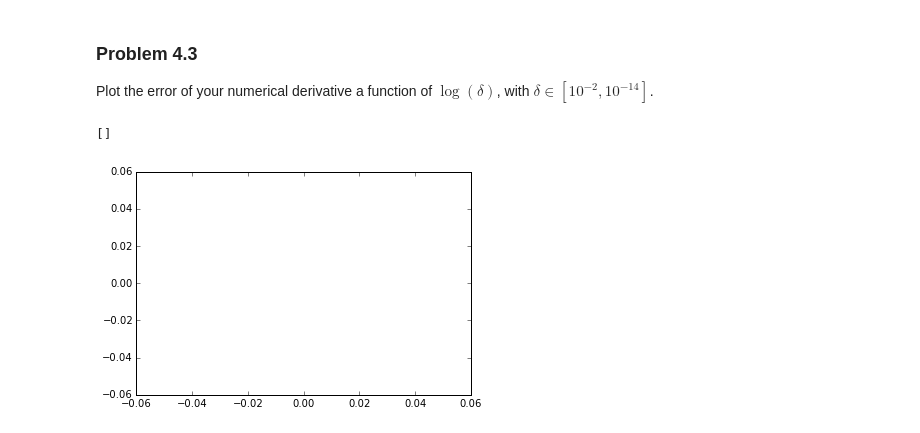
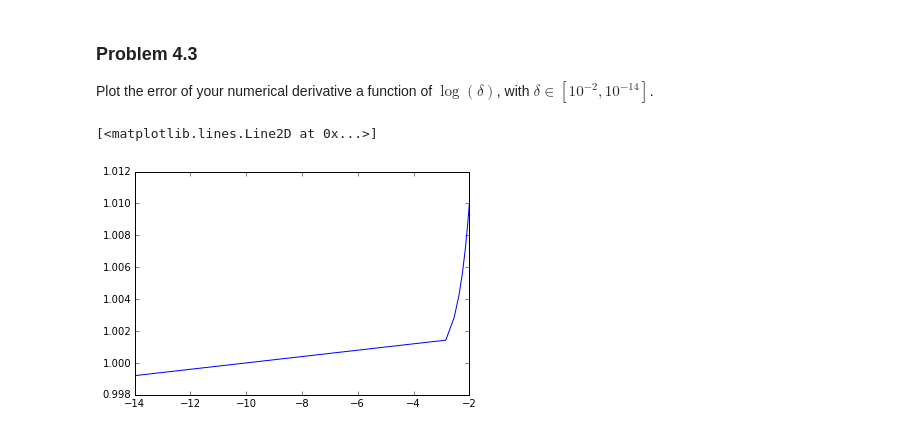
Before and after one commit to pcchen/NTHU10320PHYS290000, a Jupyter notebook: student/100022210/Homework3.ipynb, the cells around one changed output. Drawn from its saved outputs; the diff is of its cells as text; code cells hidden in the pictures.

```diff
--- a/student/100022210/Homework3.ipynb
+++ b/student/100022210/Homework3.ipynb
@@ -23,0 +22,11 @@ Reference: https://en.wikipedia.org/wiki/Logistic_map
+# %%
+# Problem 1
+%pylab inline
+x=0.5
+n=0
+new=[]
+while n <=1000:
+    a=arange(1,4,0.01)
+    x=a*x*(1-x)
+    n=n+1
+    plot(a,x)
@@ -142,11 +154,11 @@ from sympy import limit,Symbol,sin,oo
 from math import fabs,log10
 # %%
 # Problem 4.1
-def f(x,s):
+def diff(x,s):
     return ((x+s)*(x+s-1)-x*(x-1))/s
 
 
-print f(1,10**-2)
+print diff(1,10**-2)
 # %% [output]
 1.01
 # %% [markdown]
@@ -174,9 +186,10 @@ print f(1,10**-14)
 Plot the error of your numerical derivative a function of $\log(\delta)$, with $\delta \in [10^{-2}, 10^{-14}]$.
 # %%
 # Problem 4.3
-t=linspace(10**-14,10**-2,10-7)
-y=f(1,t)
-plot()
+t=linspace(10**-14,10**-2,10-2)
+x=log10(t)
+y=diff(1,t)
+plot(x,y)
 # %% [output]
-[]
+[<matplotlib.lines.Line2D at 0x...>]
-[figure, old version]
+[figure, new version]
```
Also changed, not shown: parts of 3 cells of this notebook.
